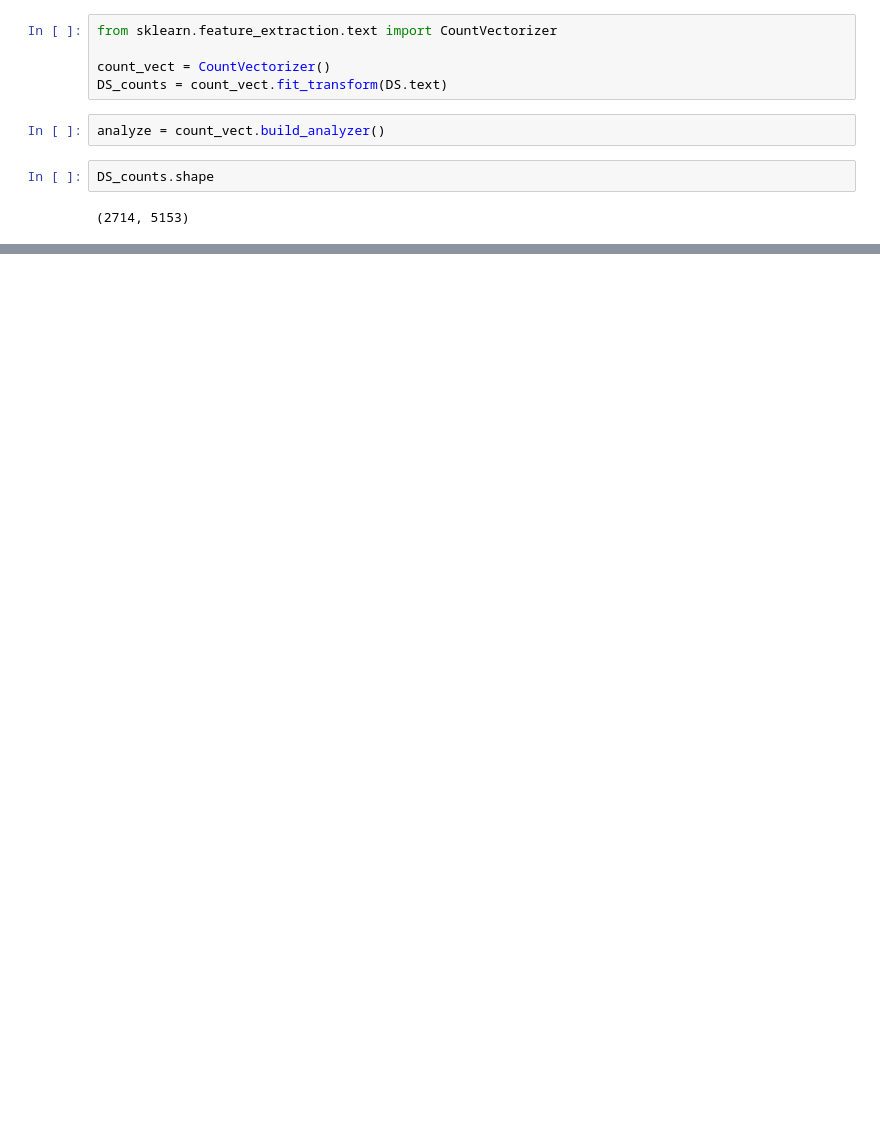
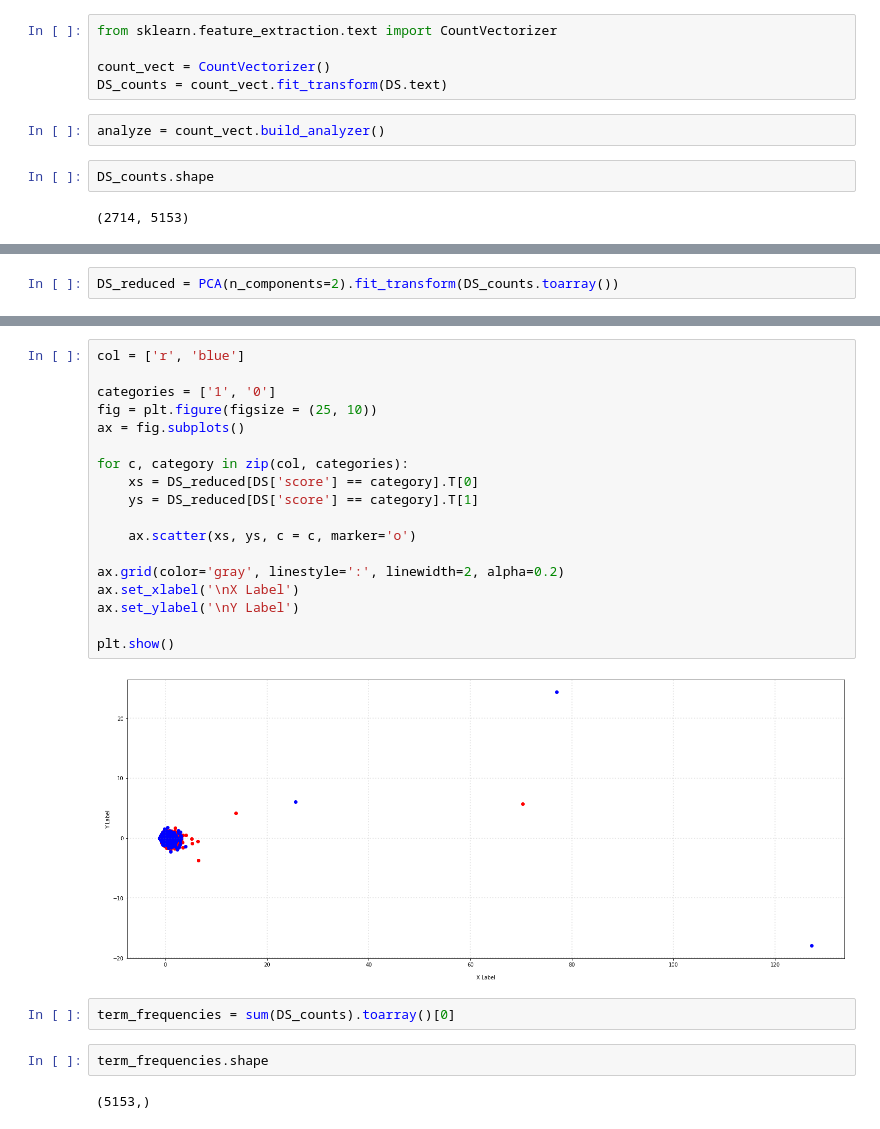
Before and after one commit to YiHungChen/DM2021-Lab1-Homework, a Jupyter notebook: DM2021-Lab1-Homework.ipynb, the cells around one changed output, grey strips where cells are left out. Saved outputs shown, nothing was run; the diff lists cells and outputs as text; blank space fills up the shorter version.

```diff
--- a/DM2021-Lab1-Homework.ipynb
+++ b/DM2021-Lab1-Homework.ipynb
@@ -577,0 +552,2 @@ ax = sns.heatmap(df_todraw, cmap="PuRd", vmin=0, vmax=3, annot=True)
+# %%
+DS_reduced = PCA(n_components=2).fit_transform(DS_counts.toarray())
@@ -577,0 +558,26 @@ ax = sns.heatmap(df_todraw, cmap="PuRd", vmin=0, vmax=3, annot=True)
+# %%
+col = ['r', 'blue']
+
+categories = ['1', '0']
+fig = plt.figure(figsize = (25, 10))
+ax = fig.subplots()
+
+for c, category in zip(col, categories):
+    xs = DS_reduced[DS['score'] == category].T[0]
+    ys = DS_reduced[DS['score'] == category].T[1]
+
+    ax.scatter(xs, ys, c = c, marker='o')
+
+ax.grid(color='gray', linestyle=':', linewidth=2, alpha=0.2)
+ax.set_xlabel('\nX Label')
+ax.set_ylabel('\nY Label')
+
+plt.show()
+# %% [output]
+[figure, added]
+# %%
+term_frequencies = sum(DS_counts).toarray()[0]
+# %%
+term_frequencies.shape
+# %% [output]
+(5153,)
```
Also changed, not shown: parts of 43 cells of this notebook.
